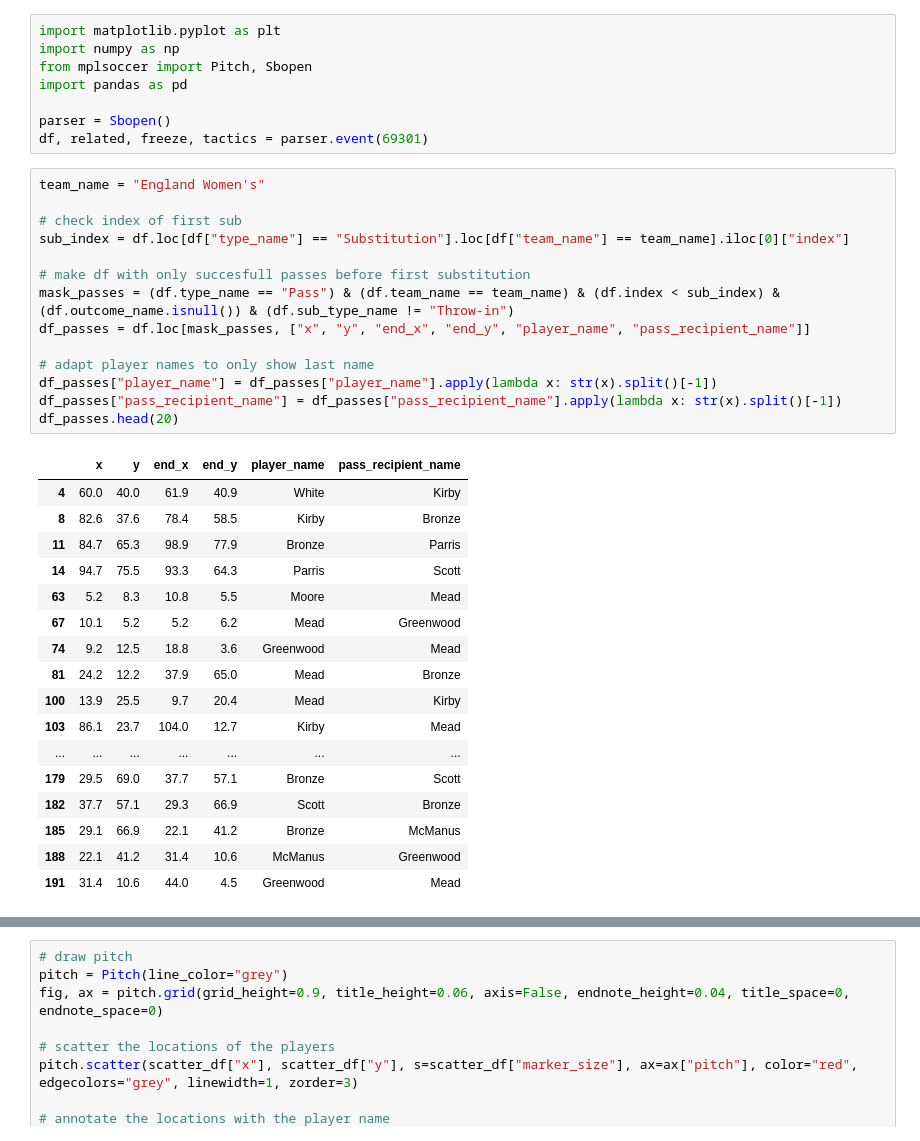
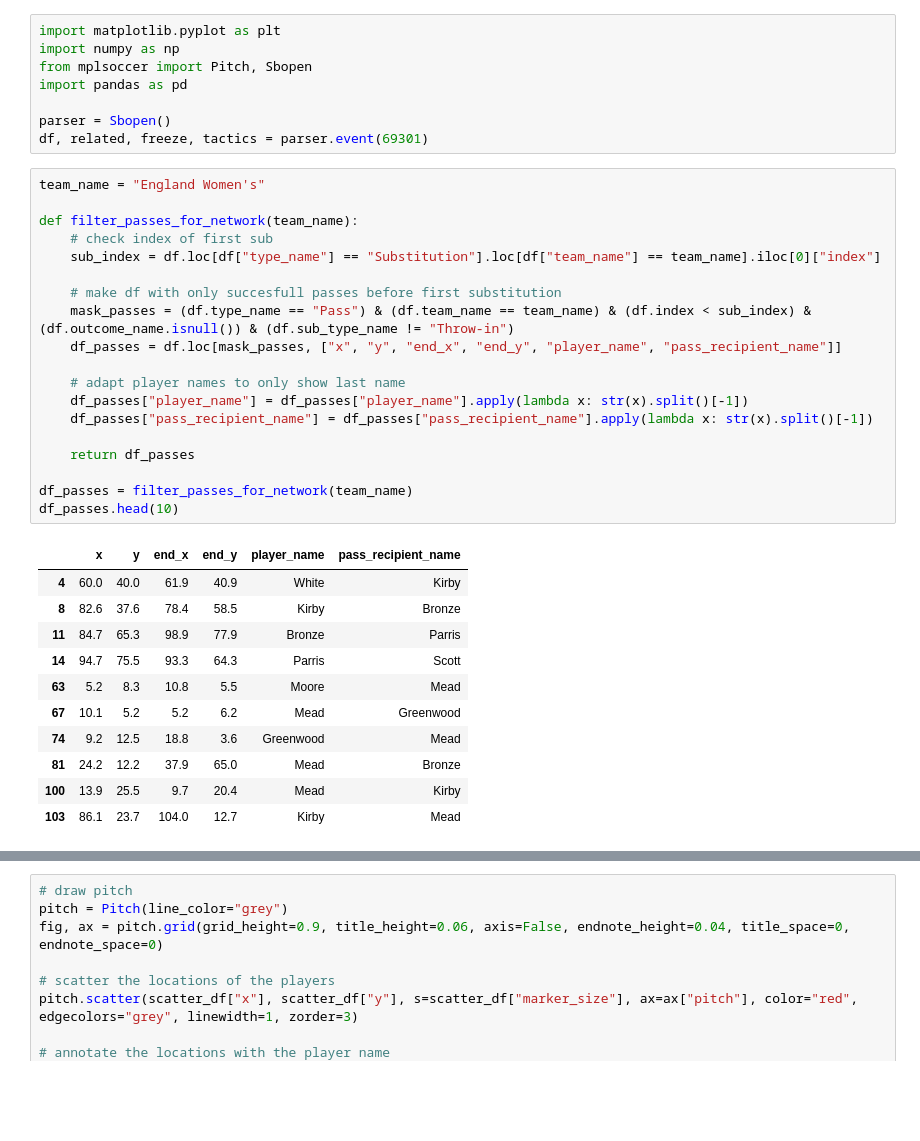
Before and after one commit to MarijnSt/soccermatics, a Jupyter notebook: 1-event-data/1-3-passing-networks.ipynb, the cells around one changed output, grey strips where cells are left out. Cells and saved outputs as stored; diff of their text form; blank space fills up the shorter version.

Commit message:
1.3 passing networks: refactor logic into functions

```diff
--- a/1-event-data/1-3-passing-networks.ipynb
+++ b/1-event-data/1-3-passing-networks.ipynb
@@ -9,33 +9,32 @@ df, related, freeze, tactics = parser.event(69301)
 # %%
 team_name = "England Women's"
 
-# check index of first sub
-sub_index = df.loc[df["type_name"] == "Substitution"].loc[df["team_name"] == team_name].iloc[0]["index"]
+def filter_passes_for_network(team_name):
+    # check index of first sub
+    sub_index = df.loc[df["type_name"] == "Substitution"].loc[df["team_name"] == team_name].iloc[0]["index"]
 
-# make df with only succesfull passes before first substitution
-mask_passes = (df.type_name == "Pass") & (df.team_name == team_name) & (df.index < sub_index) & (df.outcome_name.isnull()) & (df.sub_type_name != "Throw-in")
-df_passes = df.loc[mask_passes, ["x", "y", "end_x", "end_y", "player_name", "pass_recipient_name"]]
+    # make df with only succesfull passes before first substitution
+    mask_passes = (df.type_name == "Pass") & (df.team_name == team_name) & (df.index < sub_index) & (df.outcome_name.isnull()) & (df.sub_type_name != "Throw-in")
+    df_passes = df.loc[mask_passes, ["x", "y", "end_x", "end_y", "player_name", "pass_recipient_name"]]
 
-# adapt player names to only show last name
-df_passes["player_name"] = df_passes["player_name"].apply(lambda x: str(x).split()[-1])
-df_passes["pass_recipient_name"] = df_passes["pass_recipient_name"].apply(lambda x: str(x).split()[-1])
-df_passes.head(20)
+    # adapt player names to only show last name
+    df_passes["player_name"] = df_passes["player_name"].apply(lambda x: str(x).split()[-1])
+    df_passes["pass_recipient_name"] = df_passes["pass_recipient_name"].apply(lambda x: str(x).split()[-1])
+
+    return df_passes
+
+df_passes = filter_passes_for_network(team_name)
+df_passes.head(10)
 # %% [output]
 |  | x | y | end_x | end_y | player_name | pass_recipient_name |
 | 4 | 60.0 | 40.0 | 61.9 | 40.9 | White | Kirby |
 | 8 | 82.6 | 37.6 | 78.4 | 58.5 | Kirby | Bronze |
 | 11 | 84.7 | 65.3 | 98.9 | 77.9 | Bronze | Parris |
 | 14 | 94.7 | 75.5 | 93.3 | 64.3 | Parris | Scott |
 | 63 | 5.2 | 8.3 | 10.8 | 5.5 | Moore | Mead |
 | 67 | 10.1 | 5.2 | 5.2 | 6.2 | Mead | Greenwood |
 | 74 | 9.2 | 12.5 | 18.8 | 3.6 | Greenwood | Mead |
 | 81 | 24.2 | 12.2 | 37.9 | 65.0 | Mead | Bronze |
 | 100 | 13.9 | 25.5 | 9.7 | 20.4 | Mead | Kirby |
 | 103 | 86.1 | 23.7 | 104.0 | 12.7 | Kirby | Mead |
-| ... | ... | ... | ... | ... | ... | ... |
-| 179 | 29.5 | 69.0 | 37.7 | 57.1 | Bronze | Scott |
-| 182 | 37.7 | 57.1 | 29.3 | 66.9 | Scott | Bronze |
-| 185 | 29.1 | 66.9 | 22.1 | 41.2 | Bronze | McManus |
-| 188 | 22.1 | 41.2 | 31.4 | 10.6 | McManus | Greenwood |
-| 191 | 31.4 | 10.6 | 44.0 | 4.5 | Greenwood | Mead |
 # %%
```
Also changed, not shown: parts of 4 cells of this notebook.
